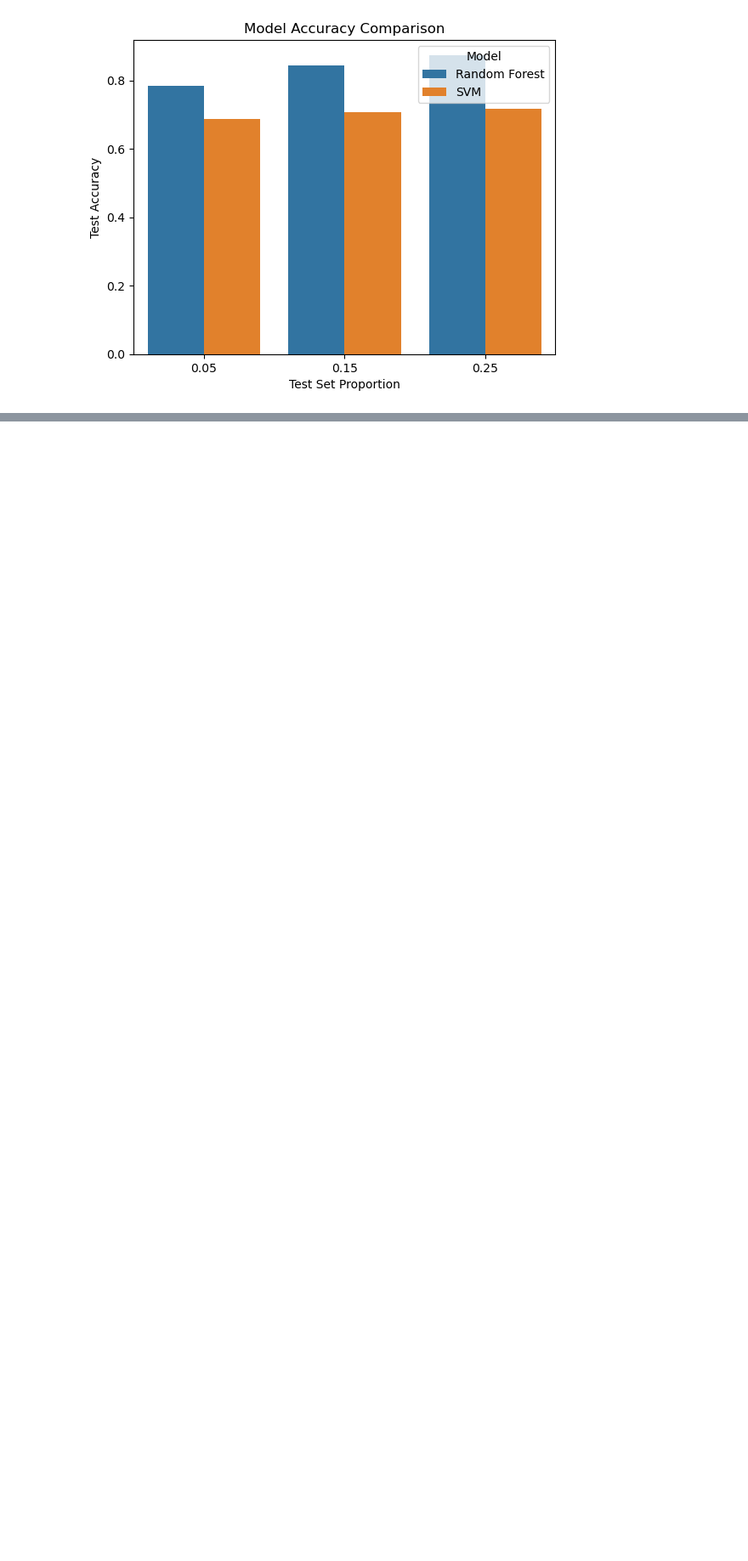
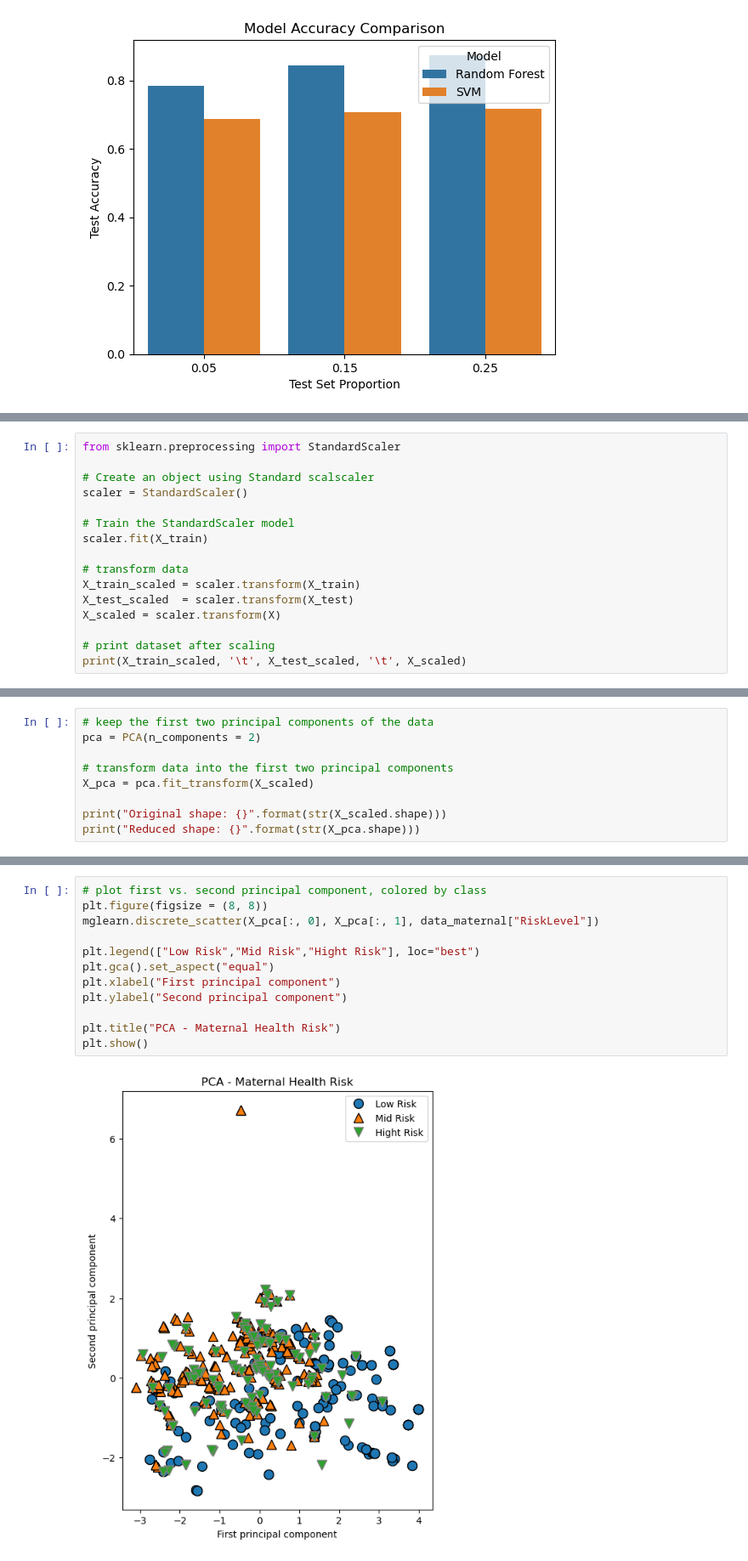
Before and after one commit to 2026558-lab/Machine-Learning, a Jupyter notebook: Project Machine Learning.ipynb, the cells around one changed output, grey strips where cells are left out. Shown at 85% size. Cells and saved outputs as stored; diff of their text form; blank space fills up the shorter version.

```diff
--- a/Project Machine Learning.ipynb
+++ b/Project Machine Learning.ipynb
@@ -242,0 +327,16 @@ plt.show()
+# %%
+from sklearn.preprocessing import StandardScaler
+
+# Create an object using Standard scalscaler
+scaler = StandardScaler()
+
+# Train the StandardScaler model
+scaler.fit(X_train)
+
+# transform data
+X_train_scaled = scaler.transform(X_train)
+X_test_scaled  = scaler.transform(X_test)
+X_scaled = scaler.transform(X)
+
+# print dataset after scaling
+print(X_train_scaled, '\t', X_test_scaled, '\t', X_scaled)
@@ -242,0 +363,9 @@ plt.show()
+# %%
+# keep the first two principal components of the data
+pca = PCA(n_components = 2)
+
+# transform data into the first two principal components
+X_pca = pca.fit_transform(X_scaled)
+
+print("Original shape: {}".format(str(X_scaled.shape)))
+print("Reduced shape: {}".format(str(X_pca.shape)))
@@ -242,0 +386,14 @@ plt.show()
+# %%
+# plot first vs. second principal component, colored by class
+plt.figure(figsize = (8, 8))
+mglearn.discrete_scatter(X_pca[:, 0], X_pca[:, 1], data_maternal["RiskLevel"])
+
+plt.legend(["Low Risk","Mid Risk","Hight Risk"], loc="best")
+plt.gca().set_aspect("equal")
+plt.xlabel("First principal component")
+plt.ylabel("Second principal component")
+
+plt.title("PCA - Maternal Health Risk")
+plt.show()
+# %% [output]
+[figure, added]
```
Also changed, not shown: parts of 9 cells of this notebook.
